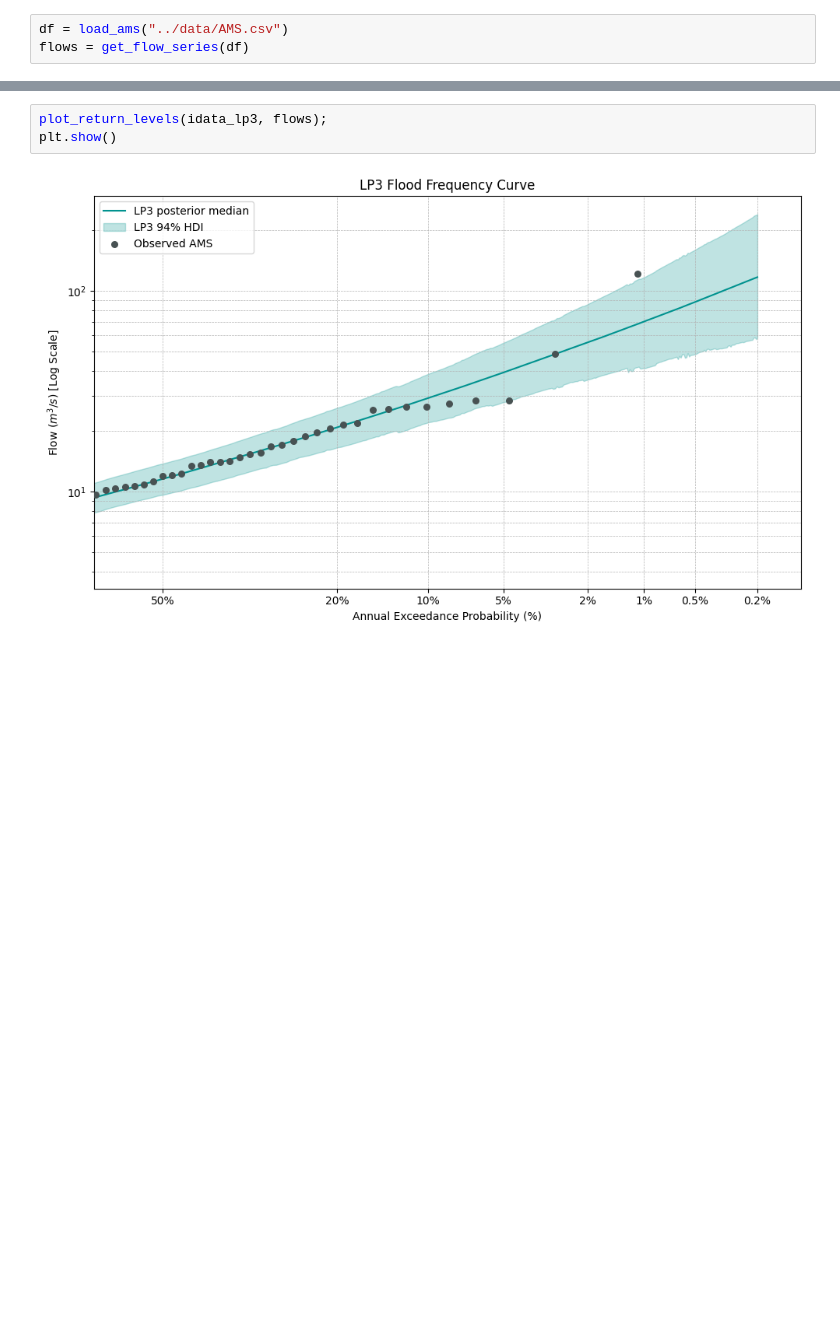
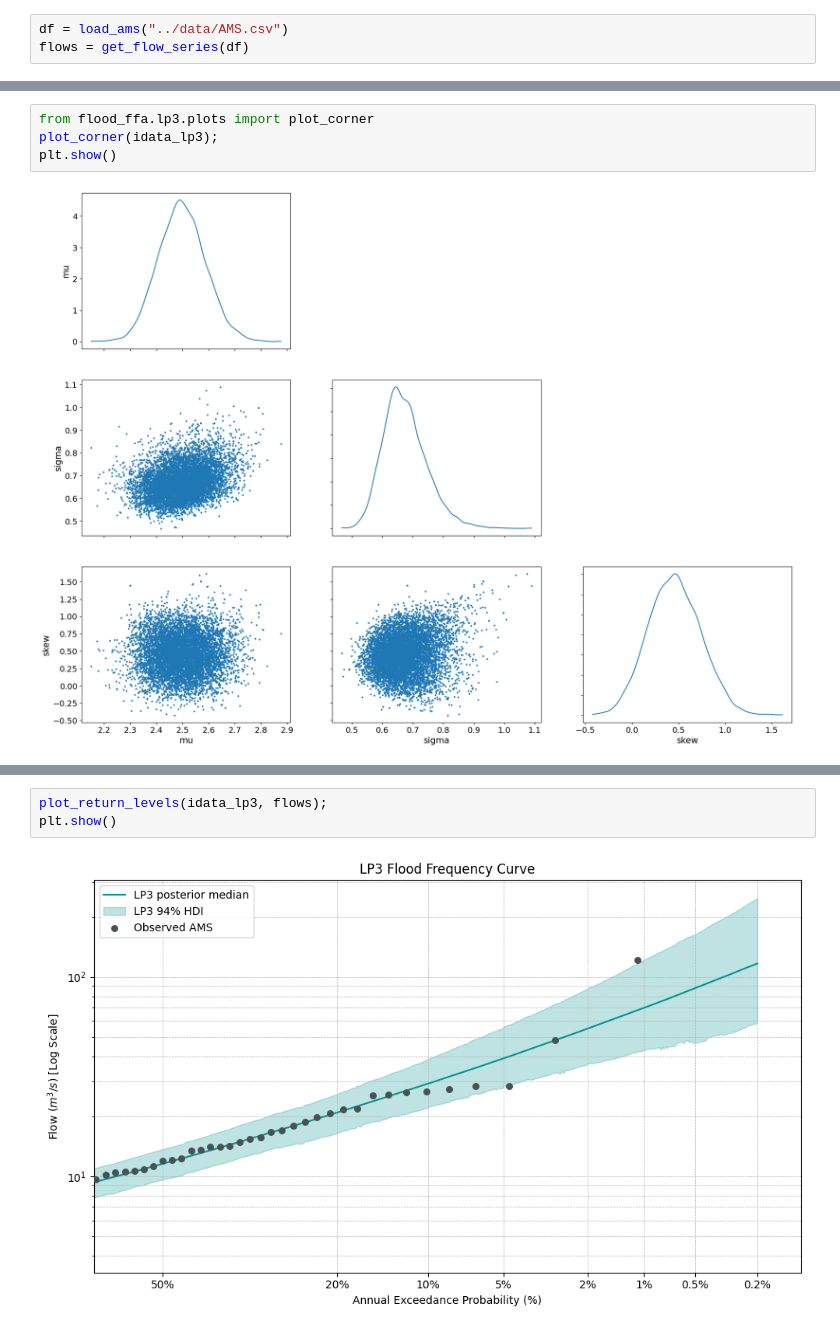
Before and after one commit to lmillard79/pyFloodExtremes, a Jupyter notebook: notebooks/02_lp3_demo.ipynb, the cells around one changed output, grey strips where cells are left out. Cells and saved outputs as stored; diff of their text form; blank space fills up the shorter version.

```diff
--- a/notebooks/02_lp3_demo.ipynb
+++ b/notebooks/02_lp3_demo.ipynb
@@ -42,0 +97,6 @@ plt.show()
+# %%
+from flood_ffa.lp3.plots import plot_corner
+plot_corner(idata_lp3);
+plt.show()
+# %% [output]
+[figure, added]
```
Also changed, not shown: parts of 11 cells of this notebook, 33 other files.
